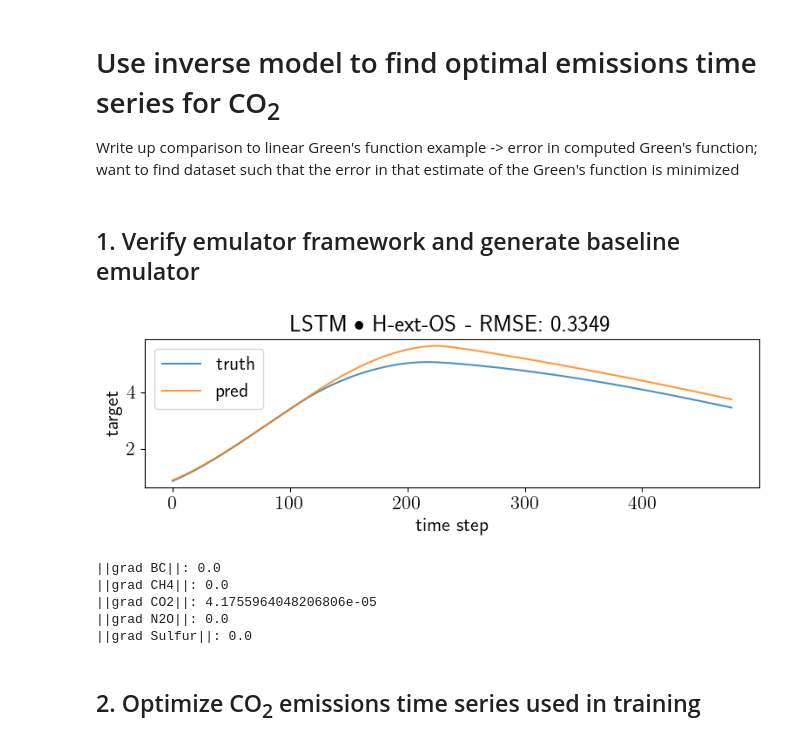
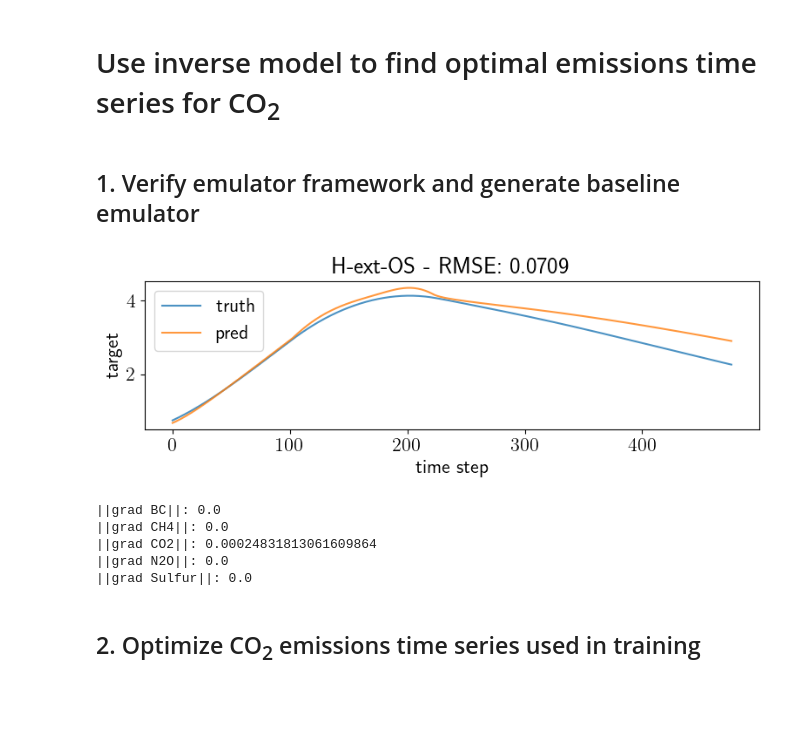
Before and after one commit to cbwomack/Emulator_Training_Data, a Jupyter notebook: 3a_inverse_CO2_only.ipynb, the cells around one changed output. Saved outputs shown, nothing was run; the diff lists cells and outputs as text; code cells hidden in the pictures; blank space fills up the shorter version.

```diff
--- a/3a_inverse_CO2_only.ipynb
+++ b/3a_inverse_CO2_only.ipynb
@@ -17,28 +18,27 @@ plt.rcParams.update({
 %autoreload 2
 # %% [markdown]
 # Use inverse model to find optimal emissions time series for CO<sub>2</sub>
-Write up comparison to linear Green's function example -> error in computed Green's function; want to find dataset such that the error in that estimate of the Green's function is minimized
 # %% [markdown]
 ## 1. Verify emulator framework and generate baseline emulator
 # %%
 agents = ['CO2']
-emis_dict_calib_FaIR, emis_dict_calib_JAX, delT_dict_calib_FaIR, delT_dict_calib_JAX = utils_FaIR_JAX.generate_calib_data(agents)
-emis_dict_train_FaIR, emis_dict_test_FaIR, emis_dict_train_JAX, emis_dict_test_JAX, delT_dict_train_FaIR, delT_dict_test_FaIR, delT_dict_train_JAX, delT_dict_test_JAX = utils_FaIR_JAX.generate_train_test(agents)
+emis_dict_calib_FaIR, emis_dict_calib_JAX, delT_dict_calib_FaIR, delT_dict_calib_JAX = FaIR_JAX_new.generate_calib_data(agents)
+emis_dict_train_JAX, emis_dict_test_JAX = FaIR_JAX_new.generate_train_test(agents)
 
 train_data = utils_inverse.build_dataset_from_runfair_dict(emis_dict_train_JAX)
 test_data = utils_inverse.build_dataset_from_runfair_dict(emis_dict_test_JAX)
 train_s, test_s, stats = utils_inverse.split_and_scale(train_data, test_data)
 
 idx_demo = 1
-params0 = utils_inverse.create_baseline(train_s, test_s, idx_demo, verbose=False)
+params0 = utils_inverse.create_baseline(train_s, test_s, idx_demo, hidden_sizes=[16], verbose=False)
 
 test_scen = 'historical'
 utils_inverse.test_get_grad(test_scen, params0, emis_dict_train_JAX, train_data, test_data, active=("CO2"))
 # %% [output]
-[figure, old version]
+[figure, new version]
 ||grad BC||: 0.0
 ||grad CH4||: 0.0
-||grad CO2||: 4.1755964048206806e-05
+||grad CO2||: 0.00024831813061609864
 ||grad N2O||: 0.0
 ||grad Sulfur||: 0.0
 # %% [markdown]
```
Also changed, not shown: parts of 38 cells of this notebook, 24 other files.
